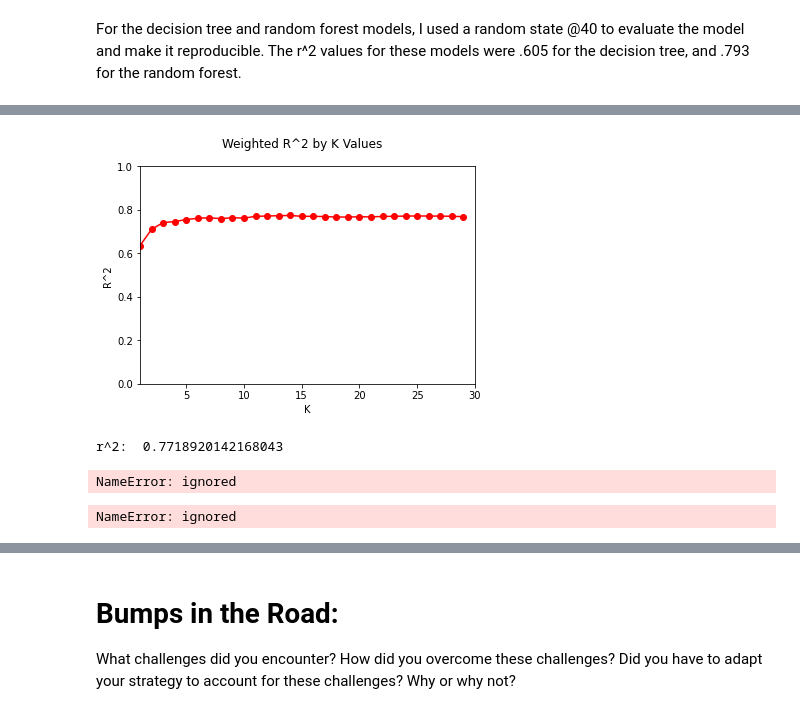
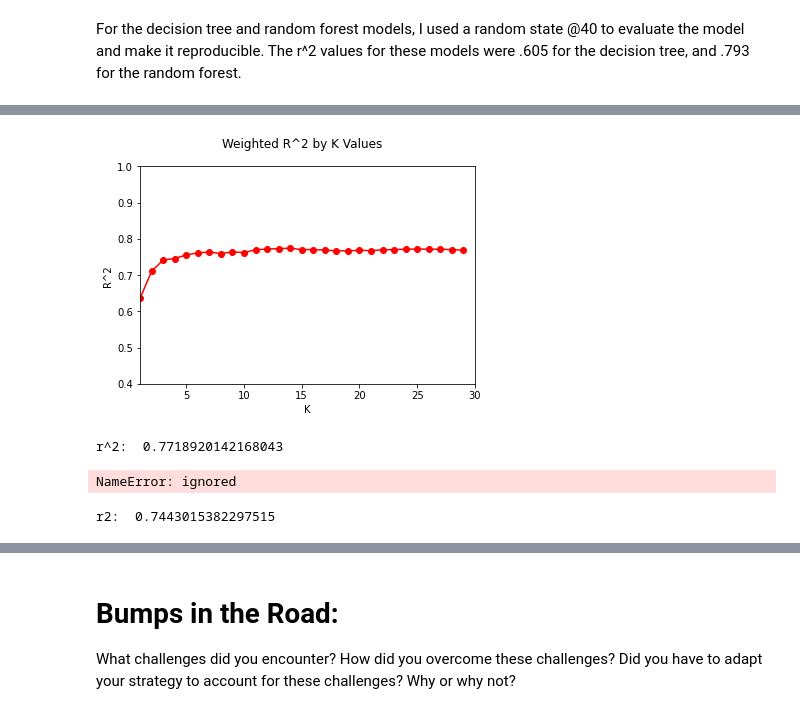
Before and after one commit to ashwinsinha32/Project1Redo, a Jupyter notebook: Project1_starter.ipynb, the cells around one changed output, grey strips where cells are left out. Cells and saved outputs as stored; diff of their text form; code cells hidden in the pictures.

```diff
--- a/Project1_starter.ipynb
+++ b/Project1_starter.ipynb
@@ -181,29 +181,29 @@ r^2:  0.7592632189911994
 # %%
   def w_r2(k):
     wknn = neighbors.KNeighborsRegressor(n_neighbors = k, weights = 'distance')
     wknn.fit(train_data, train_sln)
     preds = wknn.predict(test_data)
     wknn_r2 = metrics.r2_score(test_sln, preds)
     return wknn_r2
 
   points = 30
   series = []
   for i in range (1, points):
     val = w_r2(i)
     series.append(val)
 
   xvals = range(1, points)
   plt.suptitle('Weighted R^2 by K Values')
   plt.plot(xvals, series, 'ro-')
-  plt.axis([1, 30, 0, 1])
+  plt.axis([1, 30, 0.4, 1])
   plt.xlabel('K')
   plt.ylabel('R^2')
   plt.show()
 
 wknn = neighbors.KNeighborsRegressor(n_neighbors=25, weights = 'distance')
 wknn.fit(train_data,train_sln)
 whappy_preds = wknn.predict(test_data)
 print('r^2: ', metrics.r2_score(test_sln, whappy_preds))
 # %% [output]
-[figure, old version]
+[figure, new version]
 r^2:  0.7718920142168043
@@ -234,20 +236,8 @@ def classifiers_all_kNN(test_data,train_data,k):
-# %%
-import matplotlib.pyplot as plt
-k_vals = [1, 3, 5, 7, 9, 21, 23, 25, 27, 29, 41, 53, 69, 101, 149]
-kNN_acc = []
-
-for k in k_vals:
-  predictions = classifiers_all_kNN(test_data, train_data, k)
-  current_acc = accuracy(test_data['Life expectancy'], predictions)
-  kNN_acc.append(current_acc)
-
-plt.suptitle('Country of Origin kNN Study', fontsize = 15)
-plt.xlabel('k')
-plt.ylabel('Accuracy')
-plt.plot(k_vals, kNN_acc, 'ro-', label = 'kNN')
-plt.legend(loc = 'lower right', shadow =True)
-plt.axis([0,150,0,100])
-
-plt.show()
-# %% [output]
-NameError: ignored
+# %%
+dt_results = DecisionTreeRegressor(random_state = 41, max_depth = 5)
+dt_results.fit(train_data, train_sln)
+dt_results_predict = dt_results.predict(test_data)
+
+print('r2: ', metrics.r2_score(test_sln, dt_results_predict))
+# %% [output]
+r2:  0.7443015382297515
```
Also changed, not shown: parts of 13 cells of this notebook.
